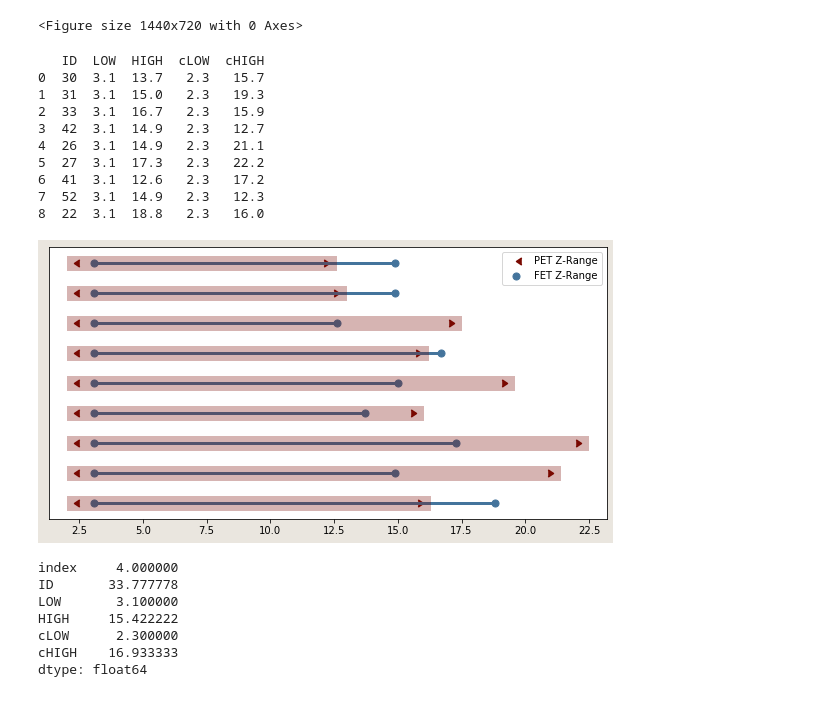
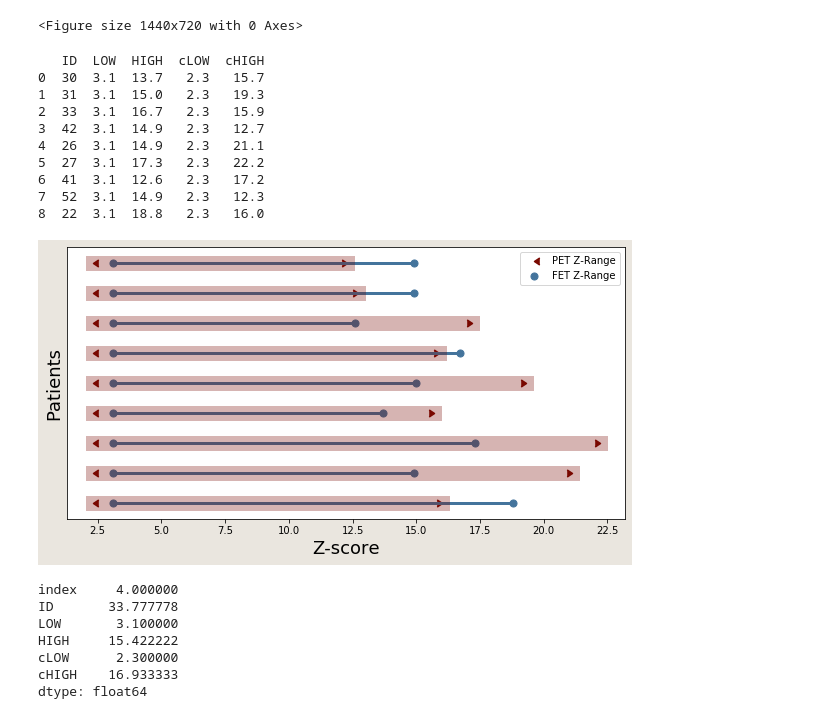
Before and after one commit to jacek257/Project-Chocolate, a Jupyter notebook: Data_processor.ipynb, the cells around one changed output. Cells and saved outputs as stored; diff of their text form; code cells hidden in the pictures.

```diff
--- a/Data_processor.ipynb
+++ b/Data_processor.ipynb
@@ -126,34 +126,36 @@ for i, p1, p2 in zip(range(len(df)), df['cLOW'], df['cHIGH']):
 # Points
 # ax.scatter(y=df['ID'], x=df.LOW, s=50, color='#0e668b', alpha=0.7)
 # ax.scatter(y=df['ID'], x=df['HIGH'], s=50, color='#a3c4dc', alpha=0.7)
 ax.scatter(y=range(len(df)), x=df.cLOW, s=50, color=theme_red, alpha=1, marker=4, label="PET Z-Range")
 ax.scatter(y=range(len(df)), x=df['cHIGH'], s=50, color=theme_red, alpha=1, marker=5)
 ax.scatter(y=range(len(df)), x=df.LOW, s=50, color=theme_blue, alpha=1, label = "FET Z-Range")
 ax.scatter(y=range(len(df)), x=df['HIGH'], s=50, color=theme_blue, alpha=1)
 
 
 
 
 # Decoration
 # ax.set_facecolor('#f7f7f7')
 # ax.set_title("Dumbell Chart: Z-stat Range", fontdict={'size':22})
 plt.yticks([])
+plt.ylabel("Patients", fontsize=18)
+plt.xlabel("Z-score", fontsize=18)
 plt.legend()
 
 plt.savefig('dumbels.png')
 plt.show()
 # %% [output]
    ID  LOW  HIGH  cLOW  cHIGH
 0  30  3.1  13.7   2.3   15.7
 1  31  3.1  15.0   2.3   19.3
 2  33  3.1  16.7   2.3   15.9
 3  42  3.1  14.9   2.3   12.7
 4  26  3.1  14.9   2.3   21.1
 5  27  3.1  17.3   2.3   22.2
 6  41  3.1  12.6   2.3   17.2
 7  52  3.1  14.9   2.3   12.3
 8  22  3.1  18.8   2.3   16.0
-[figure, old version]
+[figure, new version]
 # %%
 print(df.mean())
 # %% [output]
```
Also changed, not shown: 2 other files.
